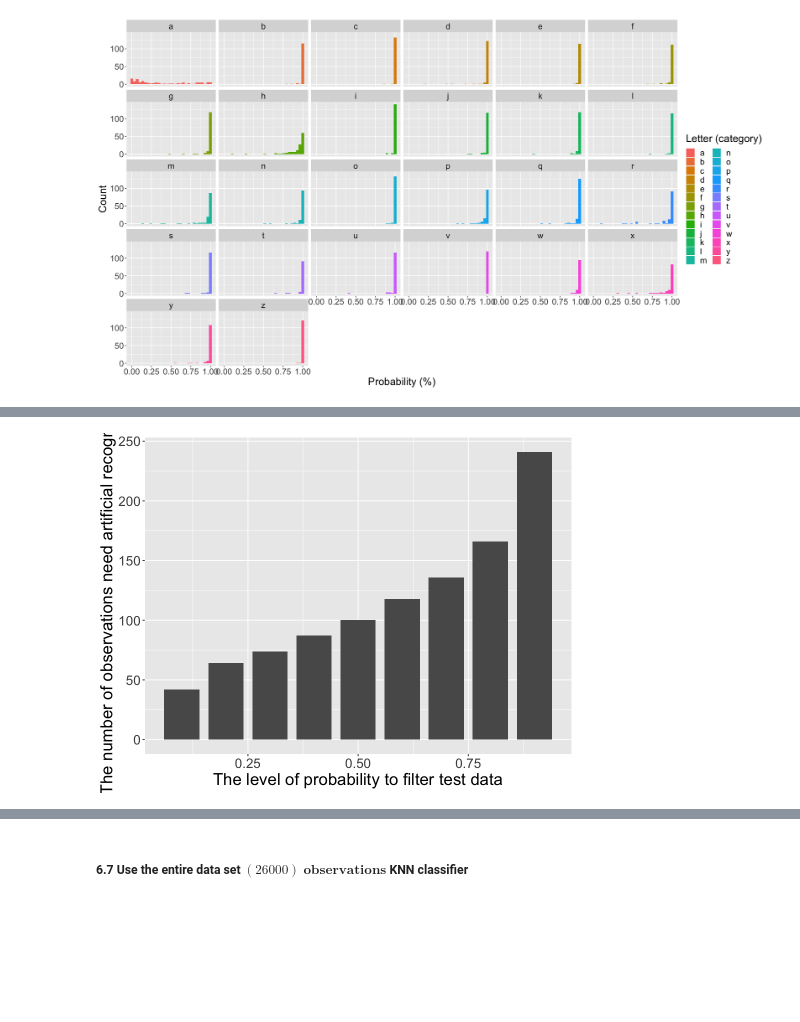
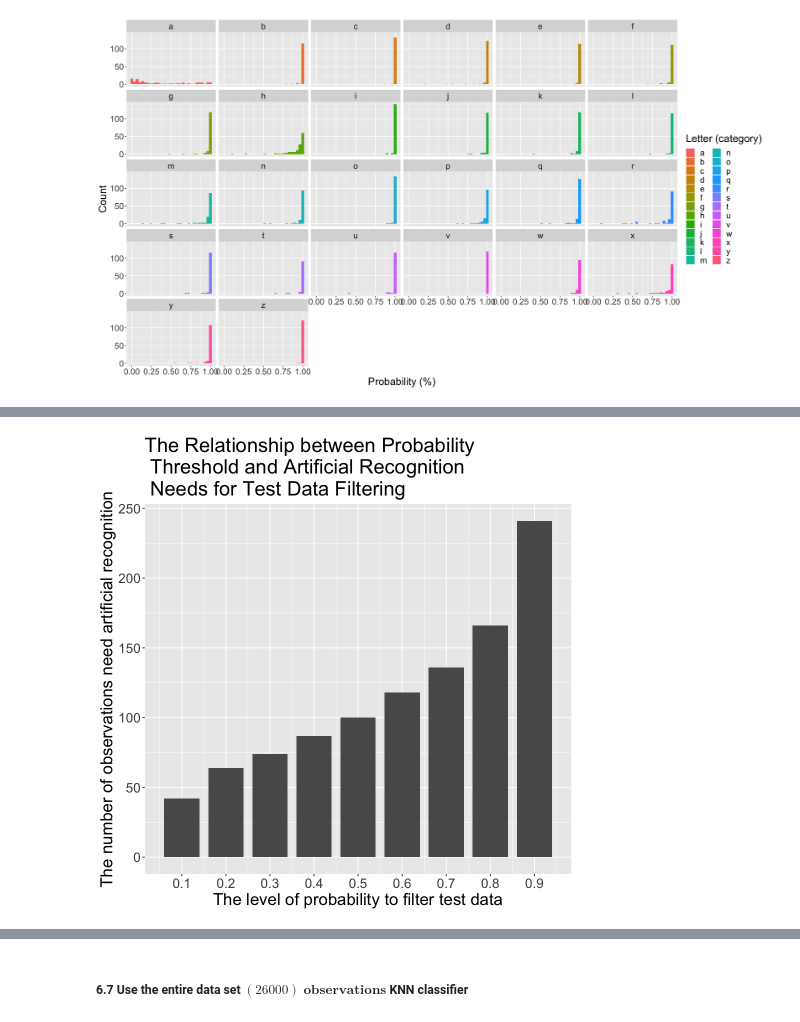
Before and after one commit to AllenCheng5186/DSCI100-Proj-Group50-23s1, a Jupyter notebook: Method_Result.ipynb, the cells around one changed output, grey strips where cells are left out. Cells and saved outputs as stored; diff of their text form; code cells hidden in the pictures; blank space fills up the shorter version.

```diff
--- a/Method_Result.ipynb
+++ b/Method_Result.ipynb
@@ -533,7 +547,8 @@ pro_test_13000_acy <- pro_tib |>
            test_data_size = list(nrow(bind_pred))) |>
     unnest(result_metric) |>
     select(prob, test_data_size, .metric, .estimator, .estimate) |>
-    filter(.metric == "accuracy")
+    filter(.metric == "accuracy") |>
+    mutate(test_data_size = as.integer(test_data_size))
 
 pro_test_13000_acy
 # %% [output]
@@ -568,14 +585,16 @@ pro_test_13000_acy_plot
 # %%
-options(repr.plot.height = 6, repr.plot.width = 8)
+options(repr.plot.height = 8, repr.plot.width = 8)
 
 pro_13000_test_size_plot <- pro_test_13000_acy |>
     mutate(test_data_size = as.integer(test_data_size)) |>
     ggplot() +
     geom_bar(aes(x = prob, y = 3250 - test_data_size), stat = "identity", width = 0.08) +
     labs(x = "The level of probability to filter test data",
          y = "The number of observations need artificial recognition") +
-    theme(text = element_text(size = 20))
+    ggtitle("The Relationship between Probability \n Threshold and Artificial Recognition \n Needs for Test Data Filtering") +
+    theme(text = element_text(size = 20)) +
+    scale_x_continuous(breaks = seq(0, 1, by = 0.1))
 
 pro_13000_test_size_plot
 # %% [output]
-[figure, old version]
+[figure, new version]
```
Also changed, not shown: parts of 30 cells of this notebook.
